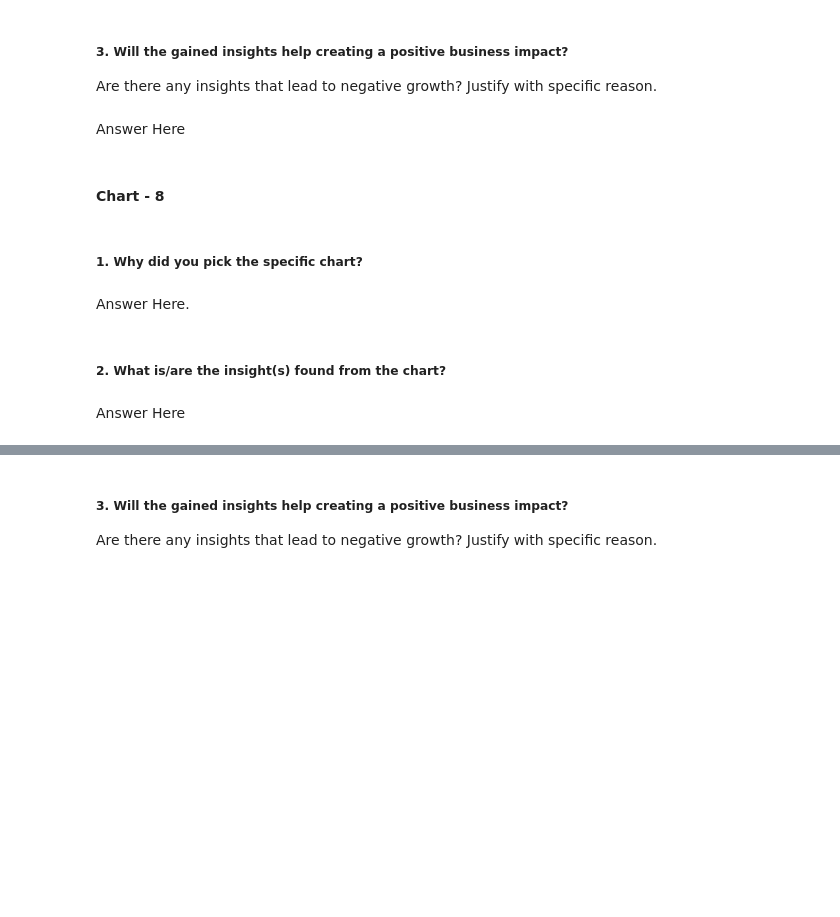
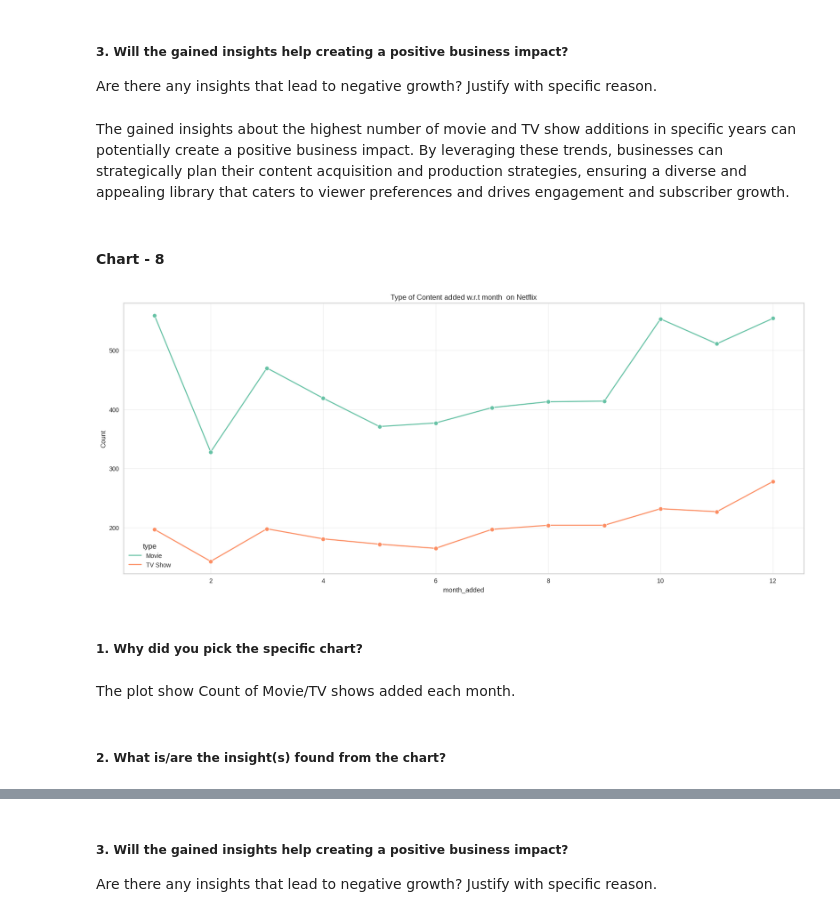
Before and after one commit to ashish-bansod/Netflix_Movies_and_TV_Shows_Clustering, a Jupyter notebook: Netflix_Movies_and_TV_Shows_Clustering.ipynb, the cells around one changed output, grey strips where cells are left out. Drawn from its saved outputs; the diff is of its cells as text; code cells hidden in the pictures; blank space fills up the shorter version.

```diff
--- a/Netflix_Movies_and_TV_Shows_Clustering.ipynb
+++ b/Netflix_Movies_and_TV_Shows_Clustering.ipynb
@@ -834,7 +869,7 @@ Answer Here
 # %% [markdown]
 ##### 3. Will the gained insights help creating a positive business impact?
 Are there any insights that lead to negative growth? Justify with specific reason.
-# %% [markdown]
-Answer Here
+# %% [markdown]
+The gained insights about the highest number of movie and TV show additions in specific years can potentially create a positive business impact. By leveraging these trends, businesses can strategically plan their content acquisition and production strategies, ensuring a diverse and appealing library that caters to viewer preferences and drives engagement and subscriber growth.
 # %% [markdown]
 #### Chart - 8
@@ -843,8 +876,17 @@ Answer Here
+# %%
+# Chart - 8 visualization code
+
+plt.figure(figsize=(20,8))
+ax=sns.lineplot(x='month_added',y='title',data=df.groupby(['month_added','type']).agg({'title':'nunique'}).reset_index().sort_values(by='title',ascending=False),hue='type',palette='Set2', marker = 'o')
+plt.grid(alpha=0.3)
+plt.title('Type of Content added w.r.t month  on Netflix')
+plt.ylabel('Count')
+plt.show()
+# %% [output]
+[figure, added]
 # %% [markdown]
 ##### 1. Why did you pick the specific chart?
-# %% [markdown]
-Answer Here.
+# %% [markdown]
+The plot show Count of Movie/TV shows added each  month.
 # %% [markdown]
 ##### 2. What is/are the insight(s) found from the chart?
-# %% [markdown]
-Answer Here
```
Also changed, not shown: parts of 35 cells of this notebook.
